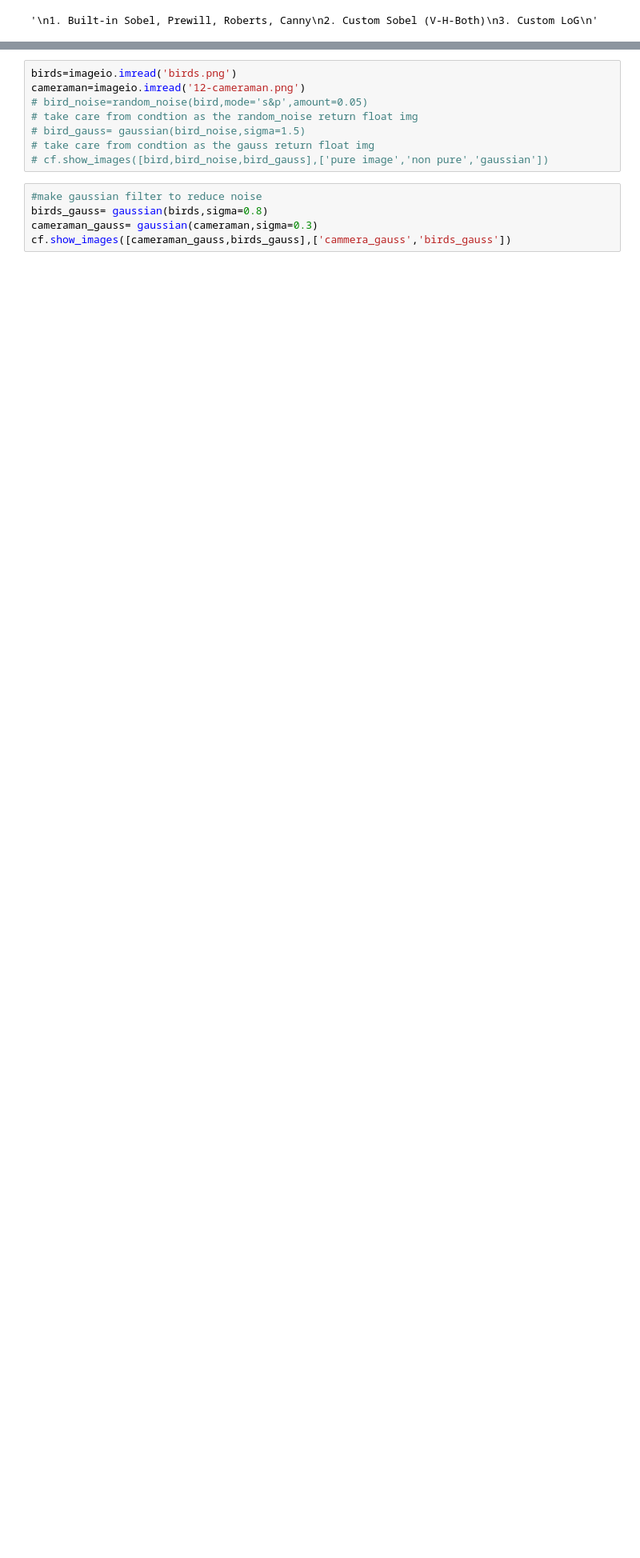
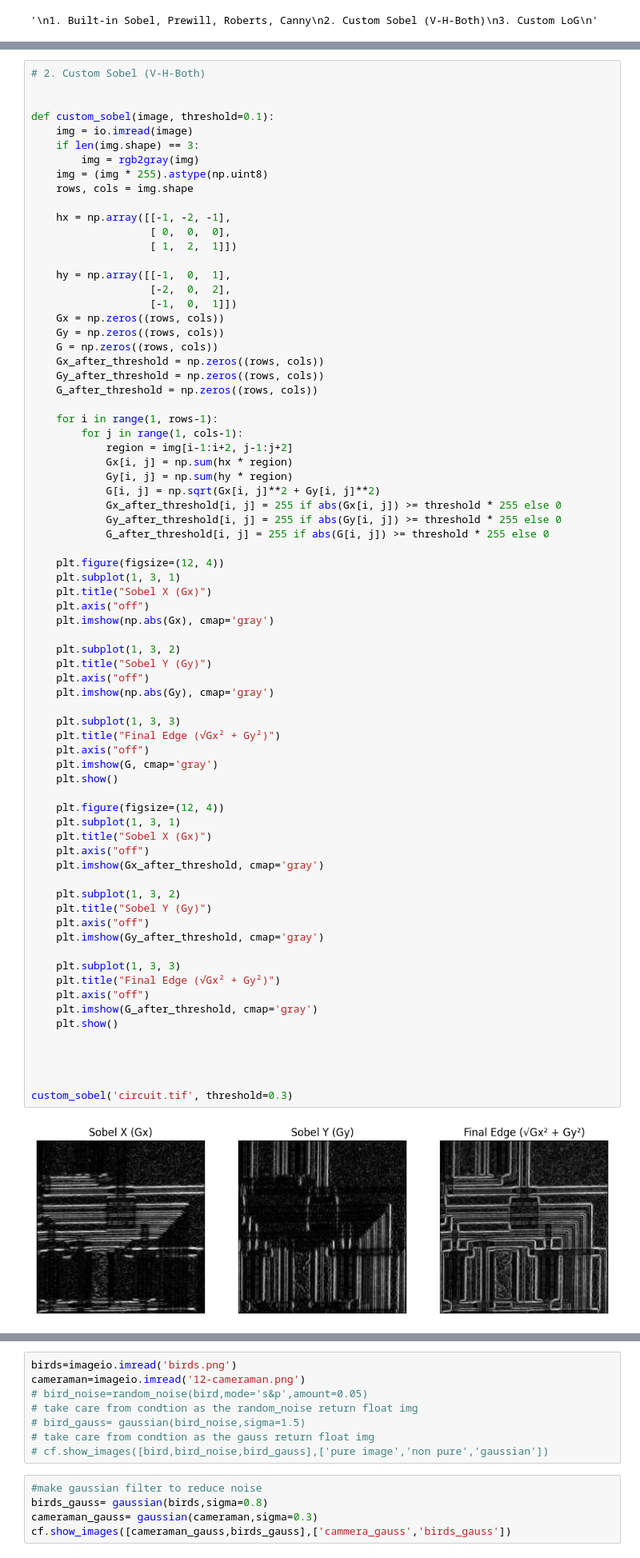
Before and after one commit to engmohamed-emad/img_labs, a Jupyter notebook: lab5/lab5-std/Lab_Edge_Detection_STD.ipynb, the cells around one changed output, grey strips where cells are left out. Shown at 80% size. Saved outputs shown, nothing was run; the diff lists cells and outputs as text; blank space fills up the shorter version.

```diff
--- a/lab5/lab5-std/Lab_Edge_Detection_STD.ipynb
+++ b/lab5/lab5-std/Lab_Edge_Detection_STD.ipynb
@@ -38,0 +82,75 @@ The autoreload extension is already loaded. To reload it, use:
+# %%
+# 2. Custom Sobel (V-H-Both)
+
+
+def custom_sobel(image, threshold=0.1):
+    img = io.imread(image)
+    if len(img.shape) == 3:
+        img = rgb2gray(img)
+    img = (img * 255).astype(np.uint8)
+    rows, cols = img.shape
+
+    hx = np.array([[-1, -2, -1],
+                   [ 0,  0,  0],
+                   [ 1,  2,  1]])
+
+    hy = np.array([[-1,  0,  1],
+                   [-2,  0,  2],
+                   [-1,  0,  1]])
+    Gx = np.zeros((rows, cols))
+    Gy = np.zeros((rows, cols))
+    G = np.zeros((rows, cols))
+    Gx_after_threshold = np.zeros((rows, cols))
+    Gy_after_threshold = np.zeros((rows, cols))
+    G_after_threshold = np.zeros((rows, cols))
+
+    for i in range(1, rows-1):
+        for j in range(1, cols-1):
+            region = img[i-1:i+2, j-1:j+2]
+            Gx[i, j] = np.sum(hx * region)
+            Gy[i, j] = np.sum(hy * region)
+            G[i, j] = np.sqrt(Gx[i, j]**2 + Gy[i, j]**2)
+            Gx_after_threshold[i, j] = 255 if abs(Gx[i, j]) >= threshold * 255 else 0
+            Gy_after_threshold[i, j] = 255 if abs(Gy[i, j]) >= threshold * 255 else 0
+            G_after_threshold[i, j] = 255 if abs(G[i, j]) >= threshold * 255 else 0
+
+    plt.figure(figsize=(12, 4))
+    plt.subplot(1, 3, 1)
+    plt.title("Sobel X (Gx)")
+    plt.axis("off")
+    plt.imshow(np.abs(Gx), cmap='gray')
+
+    plt.subplot(1, 3, 2)
+    plt.title("Sobel Y (Gy)")
+    plt.axis("off")
+    plt.imshow(np.abs(Gy), cmap='gray')
+
+    plt.subplot(1, 3, 3)
+    plt.title("Final Edge (√Gx² + Gy²)")
+    plt.axis("off")
+    plt.imshow(G, cmap='gray')
+    plt.show()
+
+    plt.figure(figsize=(12, 4))
+    plt.subplot(1, 3, 1)
+    plt.title("Sobel X (Gx)")
+    plt.axis("off")
+    plt.imshow(Gx_after_threshold, cmap='gray')
+
+    plt.subplot(1, 3, 2)
+    plt.title("Sobel Y (Gy)")
+    plt.axis("off")
+    plt.imshow(Gy_after_threshold, cmap='gray')
+
+    plt.subplot(1, 3, 3)
+    plt.title("Final Edge (√Gx² + Gy²)")
+    plt.axis("off")
+    plt.imshow(G_after_threshold, cmap='gray')
+    plt.show()
+
+
+
+
+custom_sobel('circuit.tif', threshold=0.3)
+# %% [output]
+[figure, added]
```
Also changed, not shown: parts of 5 cells of this notebook, 2 other files.
